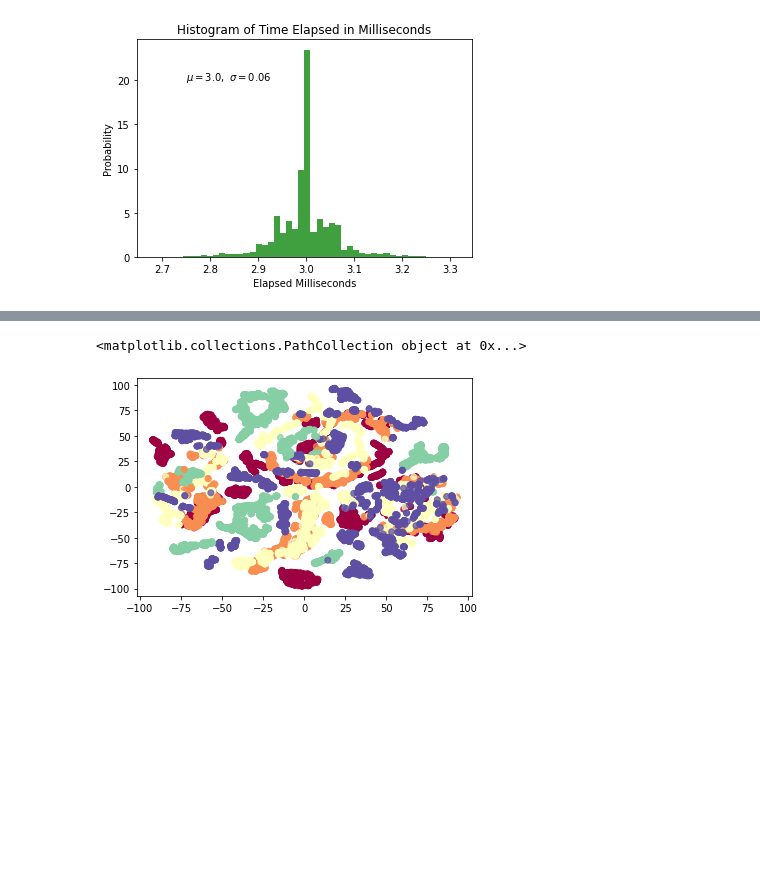
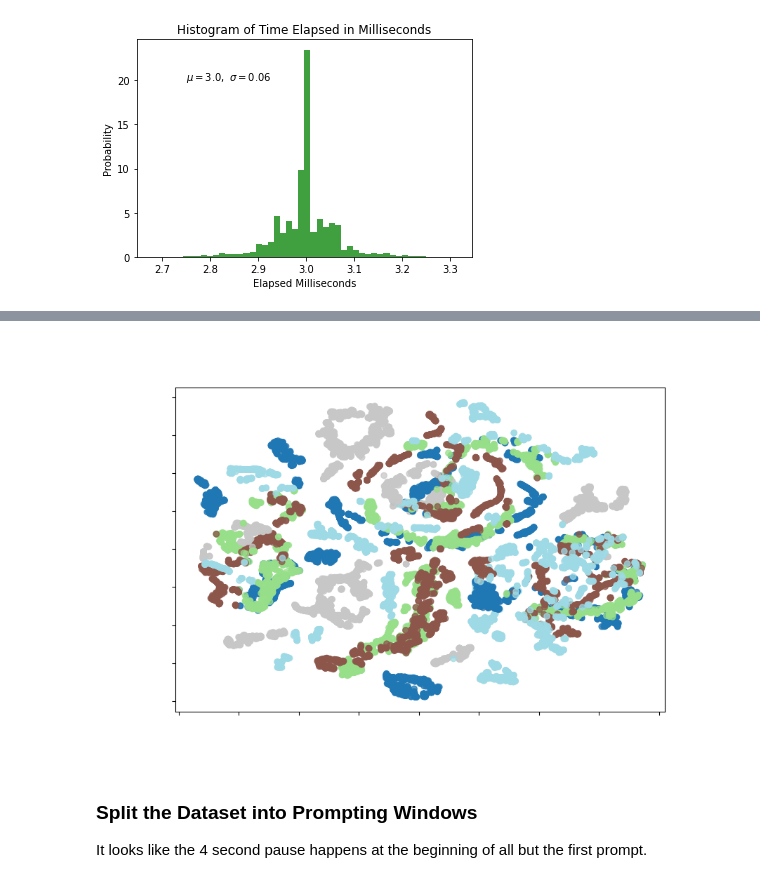
Before and after one commit to dbabbitt/technical-interview-challenges, a Jupyter notebook: ipynb/Pison DS TIC.ipynb, the cells around one changed output, grey strips where cells are left out. Drawn from its saved outputs; the diff is of its cells as text; code cells hidden in the pictures; blank space fills up the shorter version.

```diff
--- a/ipynb/Pison DS TIC.ipynb
+++ b/ipynb/Pison DS TIC.ipynb
@@ -209,7 +227,16 @@ y1 = tsne_obj.fit_transform(X1_scaled)
 # %%
 
-fig, ax = plt.subplots()
-ax.scatter(y1[:, 0], y1[:, 1], c=pison_df.body_movement_label.tolist(), cmap=plt.cm.Spectral, alpha=0.75)
+fig, ax = plt.subplots(figsize=(9, 6))
+tsne_obj = manifold.TSNE(n_components=2, init='pca', random_state=0)
+y1 = tsne_obj.fit_transform(X1_scaled)
+ax.scatter(y1[:, 0], y1[:, 1], c=pison_df.body_movement_label.tolist(), cmap=plt.cm.tab20, alpha=0.75)
+ax.xaxis.set_major_formatter(NullFormatter())
+ax.yaxis.set_major_formatter(NullFormatter())
+ax.axis('tight');
 # %% [output]
-<matplotlib.collections.PathCollection object at 0x...>
-[figure, old version]
+[figure, new version]
+# %% [markdown]
+
+### Split the Dataset into Prompting Windows
+
+It looks like the 4 second pause happens at the beginning of all but the first prompt.
```
Also changed, not shown: parts of 50 cells of this notebook, 4 other files.
